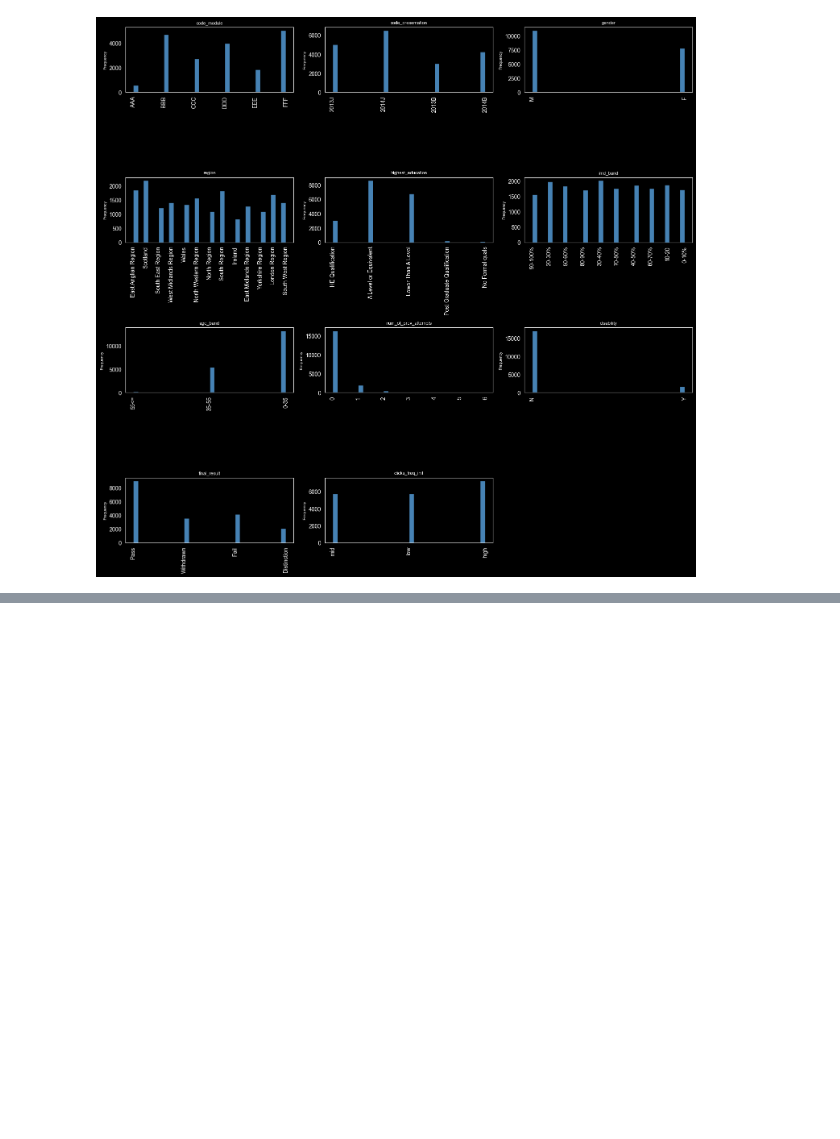
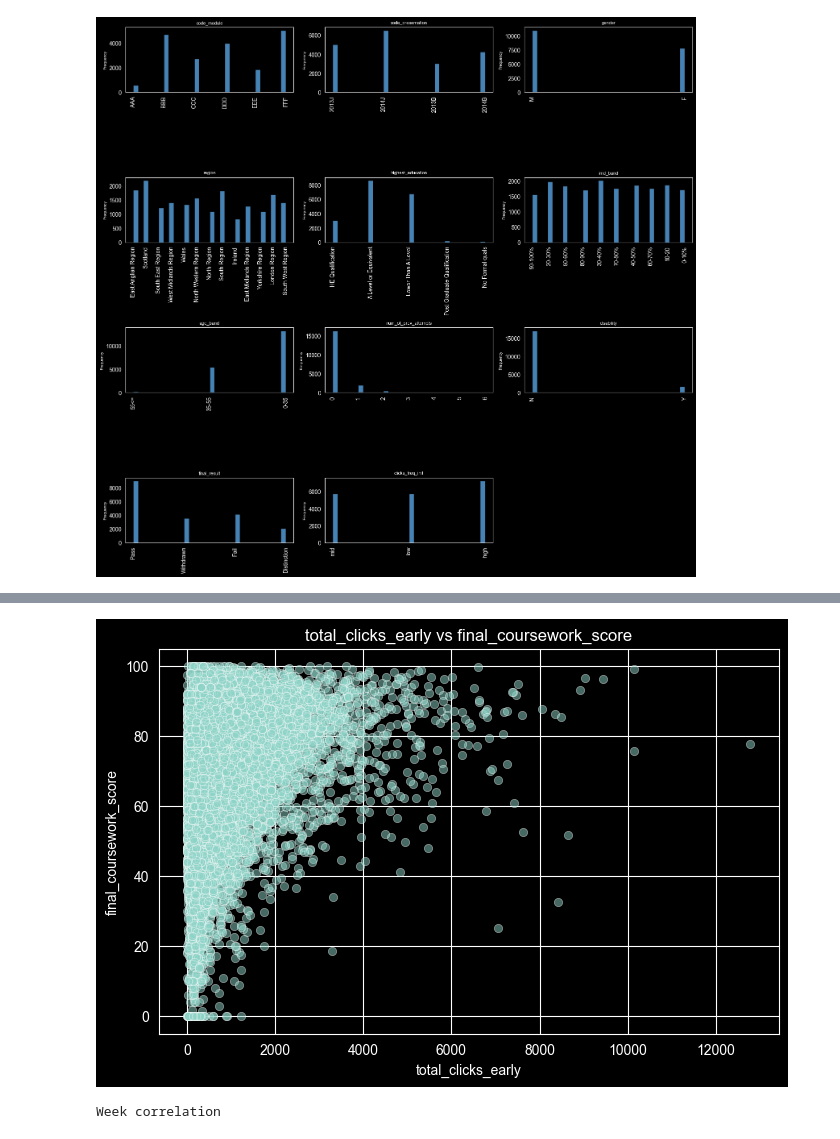
Before and after one commit to Radu-Voinea/IA-1, a Jupyter notebook: homework1.ipynb, the cells around one changed output, grey strips where cells are left out. Cells and saved outputs as stored; diff of their text form; code cells hidden in the pictures; blank space fills up the shorter version.

```diff
--- a/homework1.ipynb
+++ b/homework1.ipynb
@@ -258,0 +348,9 @@ plot_continuous_grid(discrete_columns, train_data, histogram_plot)
+# %%
+def numeric_vs_regression(df, numeric_col, target_col):
+	plt.figure(figsize=(8, 5))
+	sns.scatterplot(x=numeric_col, y=target_col, data=df, alpha=0.5)
+	plt.title(f"{numeric_col} vs {target_col}")
+	plt.show()
+
+	corr, p_value = pearsonr(df[numeric_col].dropna(), df[target_col].dropna())
+	print(f"{'Powerful' if abs(corr) > 0.7 else 'Moderate' if abs(corr) > 0.3 else 'Week'} correlation")
@@ -258,0 +381,5 @@ plot_continuous_grid(discrete_columns, train_data, histogram_plot)
+# %%
+numeric_vs_regression(train_data, "total_clicks_early", "final_coursework_score")
+# %% [output]
+[figure, added]
+Week correlation
```
Also changed, not shown: parts of 17 cells of this notebook.
